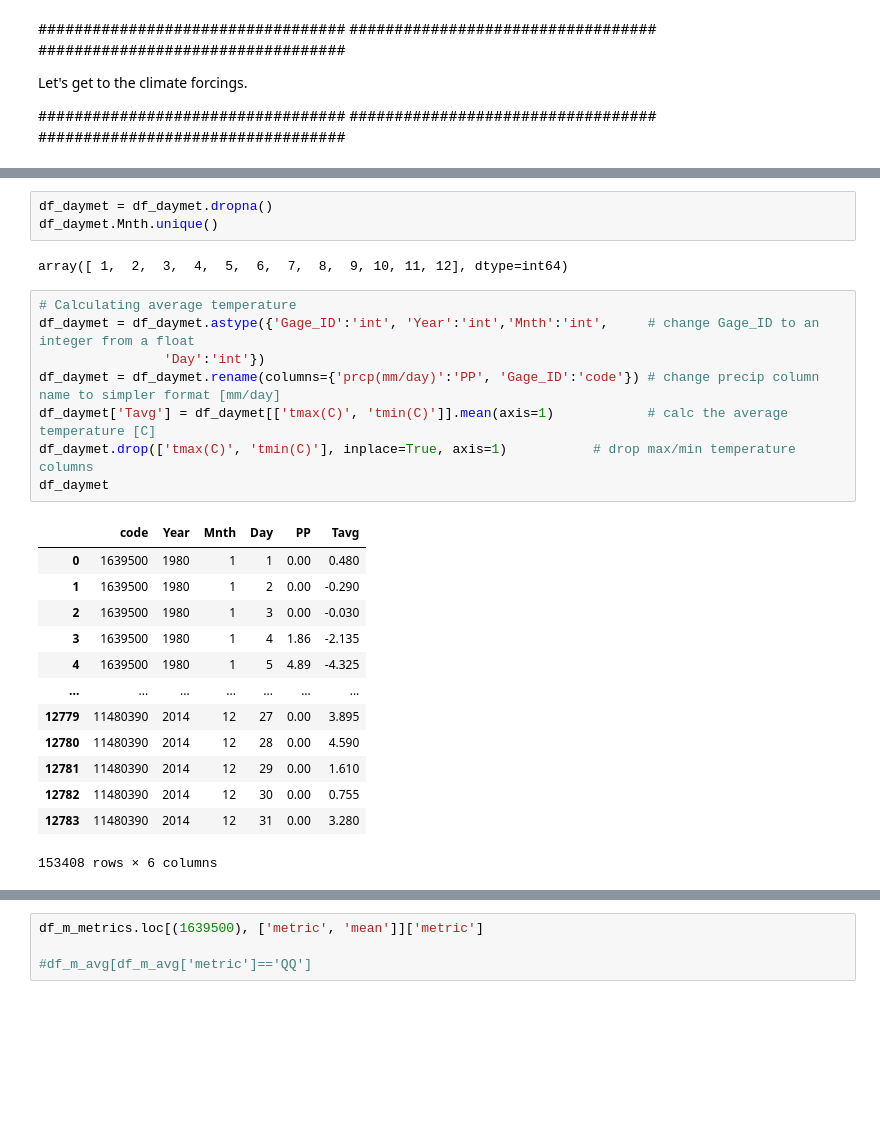
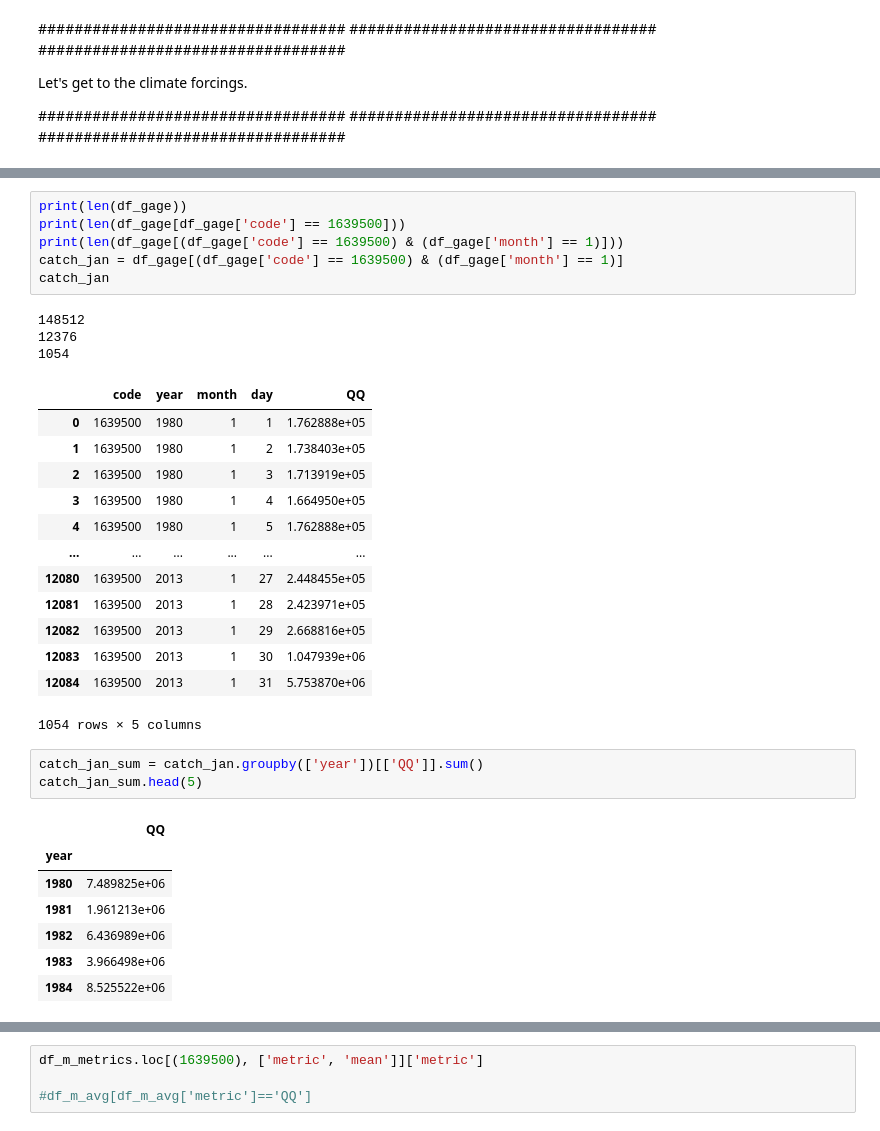
Before and after one commit to GW-modelling-Spring2022/homework-david-edu-morales, a Jupyter notebook: Surface/Surface Water Project/data_manipulation_daymet.ipynb, the cells around one changed output, grey strips where cells are left out. Drawn from its saved outputs; the diff is of its cells as text; blank space fills up the shorter version.

```diff
--- a/Surface/Surface Water Project/data_manipulation_daymet.ipynb
+++ b/Surface/Surface Water Project/data_manipulation_daymet.ipynb
@@ -228,27 +178,34 @@ df_daymet
-# %%
-df_daymet = df_daymet.dropna()
-df_daymet.Mnth.unique()
-# %% [output]
-array([ 1,  2,  3,  4,  5,  6,  7,  8,  9, 10, 11, 12], dtype=int64)
-# %%
-# Calculating average temperature
-df_daymet = df_daymet.astype({'Gage_ID':'int', 'Year':'int','Mnth':'int',     # change Gage_ID to an integer from a float
-                'Day':'int'})
-df_daymet = df_daymet.rename(columns={'prcp(mm/day)':'PP', 'Gage_ID':'code'}) # change precip column name to simpler format [mm/day]
-df_daymet['Tavg'] = df_daymet[['tmax(C)', 'tmin(C)']].mean(axis=1)            # calc the average temperature [C]
-df_daymet.drop(['tmax(C)', 'tmin(C)'], inplace=True, axis=1)           # drop max/min temperature columns
-df_daymet
-# %% [output]
-|  | code | Year | Mnth | Day | PP | Tavg |
-| 0 | 1639500 | 1980 | 1 | 1 | 0.00 | 0.480 |
-| 1 | 1639500 | 1980 | 1 | 2 | 0.00 | -0.290 |
-| 2 | 1639500 | 1980 | 1 | 3 | 0.00 | -0.030 |
-| 3 | 1639500 | 1980 | 1 | 4 | 1.86 | -2.135 |
-| 4 | 1639500 | 1980 | 1 | 5 | 4.89 | -4.325 |
-| ... | ... | ... | ... | ... | ... | ... |
-| 12779 | 11480390 | 2014 | 12 | 27 | 0.00 | 3.895 |
-| 12780 | 11480390 | 2014 | 12 | 28 | 0.00 | 4.590 |
-| 12781 | 11480390 | 2014 | 12 | 29 | 0.00 | 1.610 |
-| 12782 | 11480390 | 2014 | 12 | 30 | 0.00 | 0.755 |
-| 12783 | 11480390 | 2014 | 12 | 31 | 0.00 | 3.280 |
-153408 rows × 6 columns
+# %%
+print(len(df_gage))
+print(len(df_gage[df_gage['code'] == 1639500]))
+print(len(df_gage[(df_gage['code'] == 1639500) & (df_gage['month'] == 1)]))
+catch_jan = df_gage[(df_gage['code'] == 1639500) & (df_gage['month'] == 1)]
+catch_jan
+# %% [output]
+148512
+12376
+1054
+|  | code | year | month | day | QQ |
+| 0 | 1639500 | 1980 | 1 | 1 | 1.762888e+05 |
+| 1 | 1639500 | 1980 | 1 | 2 | 1.738403e+05 |
+| 2 | 1639500 | 1980 | 1 | 3 | 1.713919e+05 |
+| 3 | 1639500 | 1980 | 1 | 4 | 1.664950e+05 |
+| 4 | 1639500 | 1980 | 1 | 5 | 1.762888e+05 |
+| ... | ... | ... | ... | ... | ... |
+| 12080 | 1639500 | 2013 | 1 | 27 | 2.448455e+05 |
+| 12081 | 1639500 | 2013 | 1 | 28 | 2.423971e+05 |
+| 12082 | 1639500 | 2013 | 1 | 29 | 2.668816e+05 |
+| 12083 | 1639500 | 2013 | 1 | 30 | 1.047939e+06 |
+| 12084 | 1639500 | 2013 | 1 | 31 | 5.753870e+06 |
+1054 rows × 5 columns
+# %%
+catch_jan_sum = catch_jan.groupby(['year'])[['QQ']].sum()
+catch_jan_sum.head(5)
+# %% [output]
+|  | QQ |
+| year |  |
+| 1980 | 7.489825e+06 |
+| 1981 | 1.961213e+06 |
+| 1982 | 6.436989e+06 |
+| 1983 | 3.966498e+06 |
+| 1984 | 8.525522e+06 |
```
Also changed, not shown: parts of 22 cells of this notebook.
